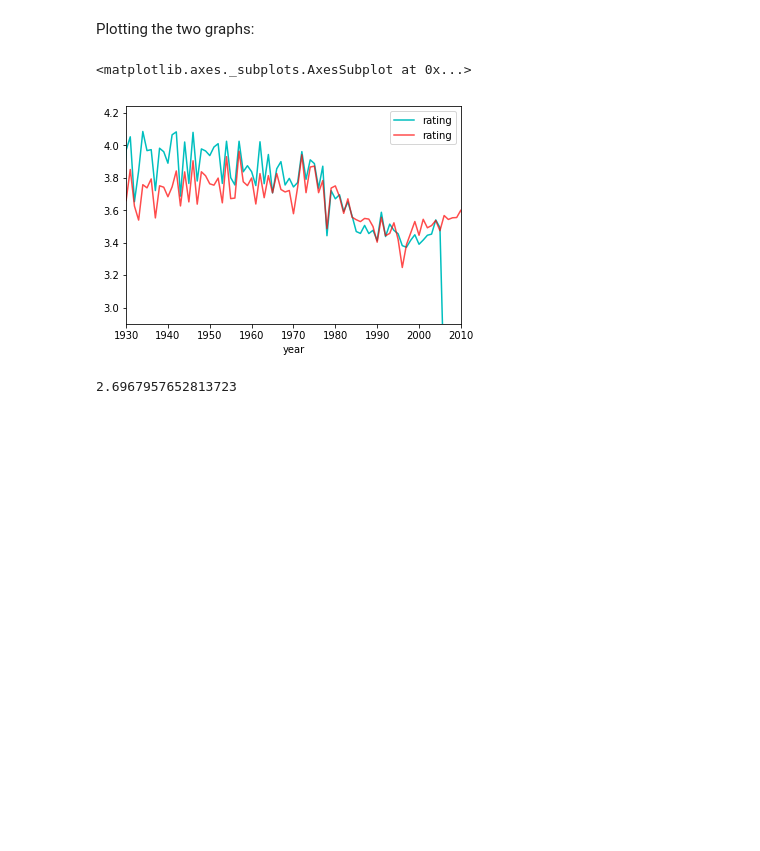
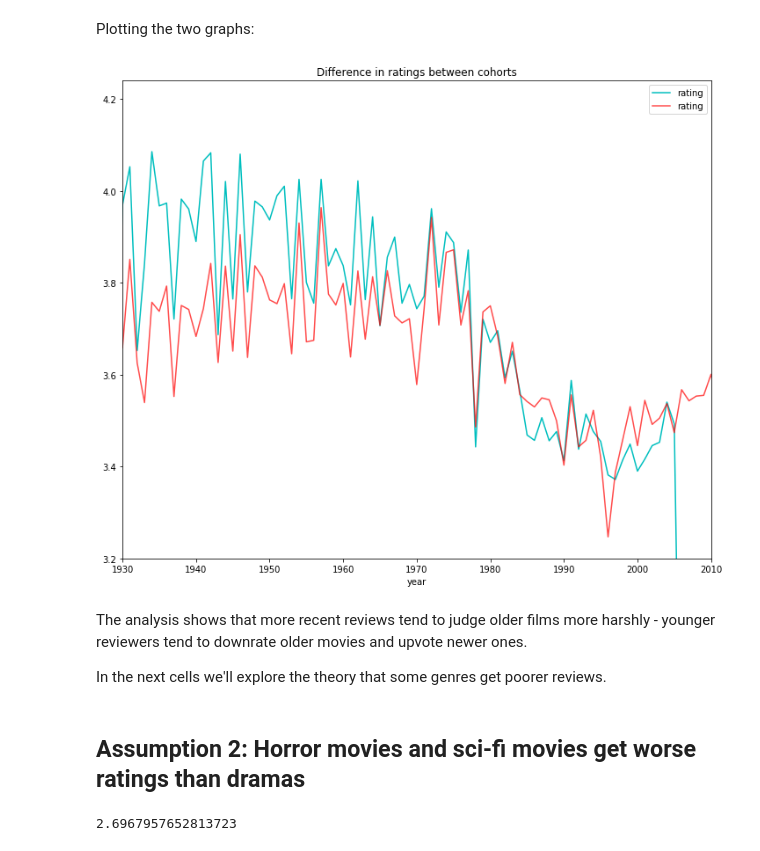
Before and after one commit to sgrosu/sandiego, a Jupyter notebook: movie_project.ipynb, the cells around one changed output. Drawn from its saved outputs; the diff is of its cells as text; code cells hidden in the pictures; blank space fills up the shorter version.

```diff
--- a/movie_project.ipynb
+++ b/movie_project.ipynb
@@ -256,11 +254,18 @@ by_year_new = mov_new_rat.groupby('year',as_index=False).agg({'rating':'mean','t
 Plotting the two graphs:
 # %%
 #f, axarr = plt.subplots(1, 2, sharex=True)
-ax = by_year_old.plot(kind='line',x='year',y='rating', color='c', xlim=[1930,2010], ylim=[2.9, 4.24])
+ax = by_year_old.plot(kind='line',x='year',y='rating', figsize = (12,10),
+                      title='Difference in ratings between cohorts', color='c', xlim=[1930,2010], ylim=[3.2, 4.24])
 by_year_new.plot(ax=ax, kind='line', x='year', y='rating', color='r', alpha=.7)
+plt.savefig('cohort_diffs.jpg')
 # %% [output]
-<matplotlib.axes._subplots.AxesSubplot at 0x...>
-[figure, old version]
+[figure, new version]
+# %% [markdown]
+The analysis shows that more recent reviews tend to judge older films more harshly - younger reviewers tend to downrate older movies and upvote newer ones.
+
+In the next cells we'll explore the theory that some genres get poorer reviews.
+# %% [markdown]
+## Assumption 2: Horror movies and sci-fi movies get worse ratings than dramas
 # %%
 horror = movies_rated[movies_rated.genres.str.contains('Horror')]
 # %%
```
Also changed, not shown: parts of 8 cells of this notebook, 4 other files.
